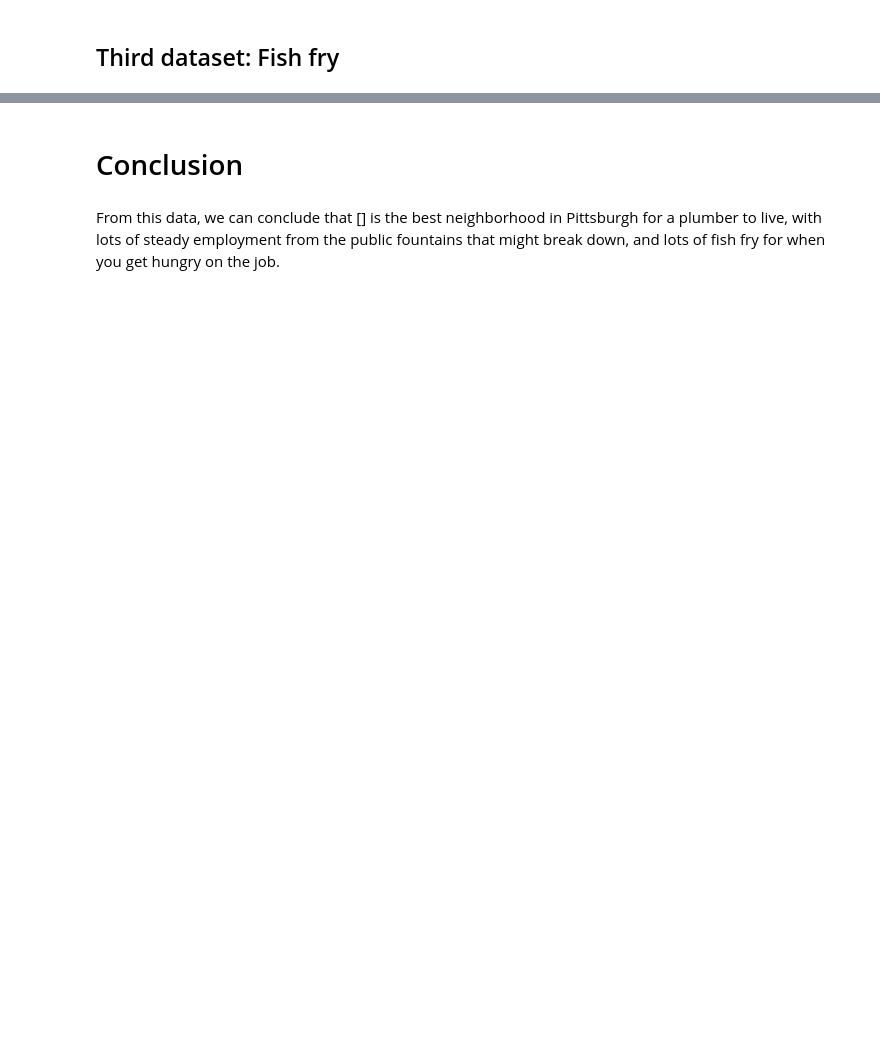
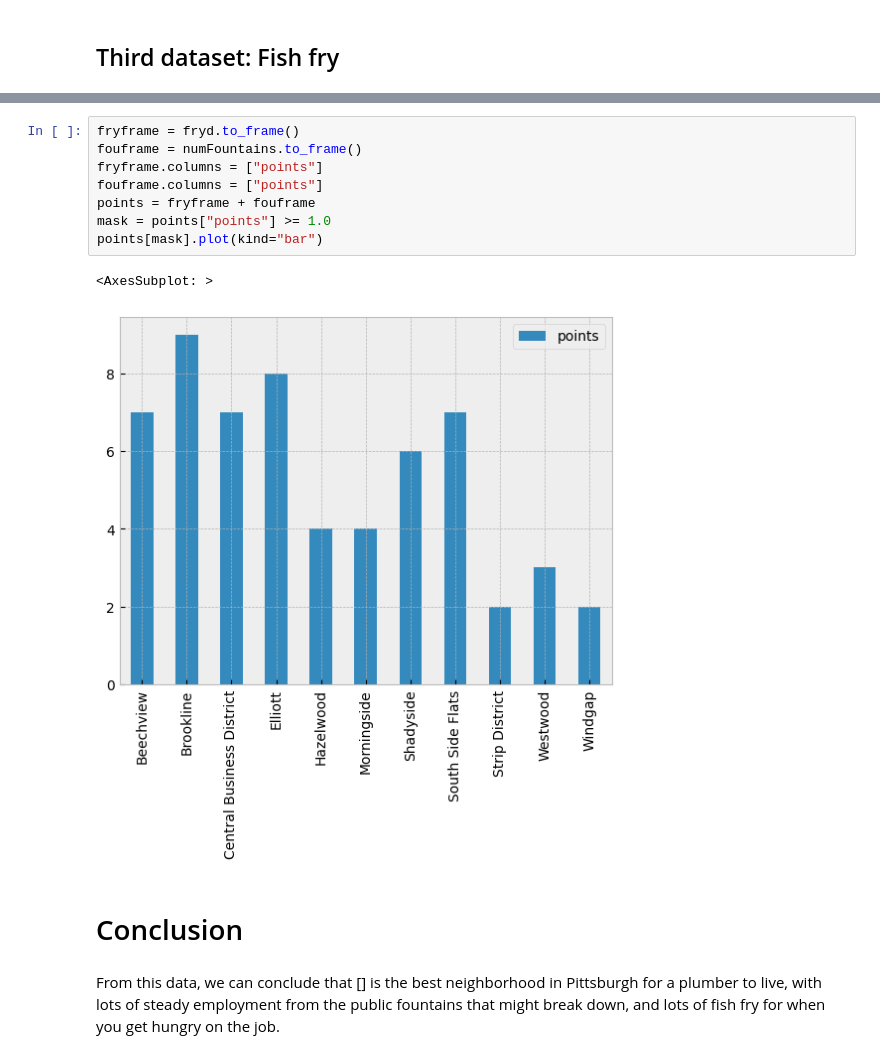
Before and after one commit to imrali02/best-pittsburgh-neighborhood, a Jupyter notebook: project.ipynb, the cells around one changed output, grey strips where cells are left out. Cells and saved outputs as stored; diff of their text form; blank space fills up the shorter version.

```diff
--- a/project.ipynb
+++ b/project.ipynb
@@ -127,3 +126,14 @@ fryd.plot(kind='bar')
+# %%
+fryframe = fryd.to_frame()
+fouframe = numFountains.to_frame()
+fryframe.columns = ["points"]
+fouframe.columns = ["points"]
+points = fryframe + fouframe
+mask = points["points"] >= 1.0
+points[mask].plot(kind="bar")
+# %% [output]
+<AxesSubplot: >
+[figure, added]
 # %% [markdown]
 # Conclusion
 # %% [markdown]
```
Also changed, not shown: parts of 3 cells of this notebook.
